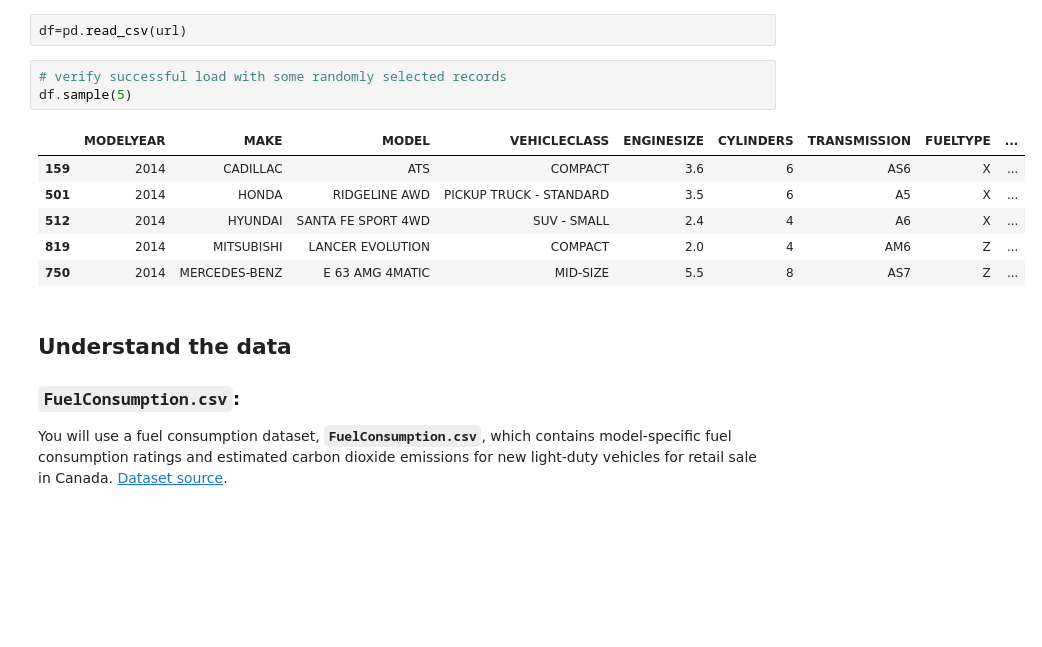
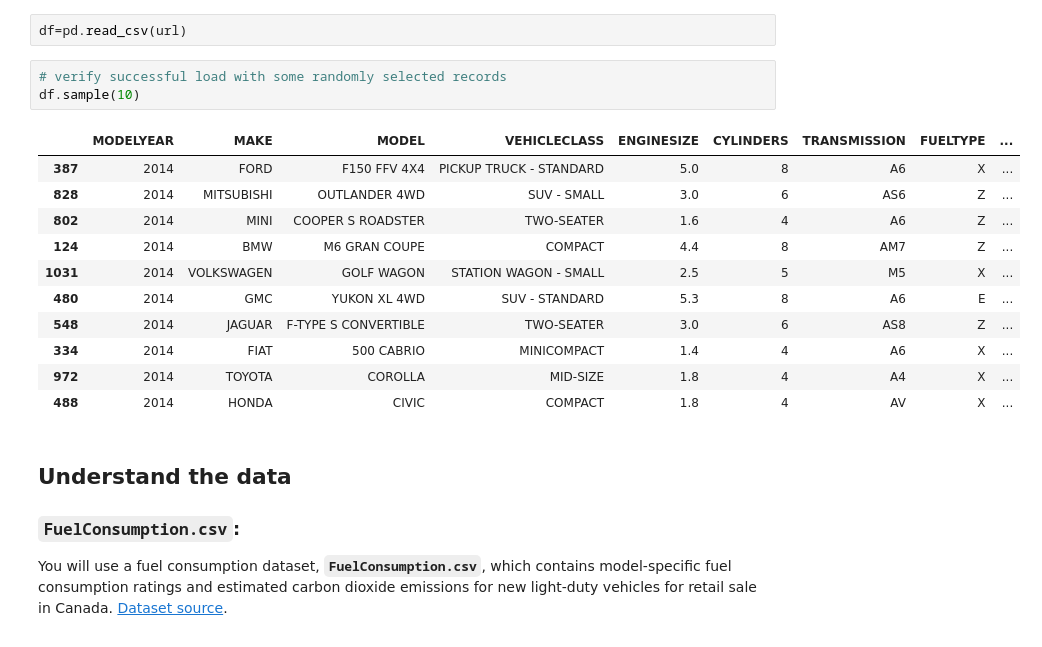
Before and after one commit to hamzeh-khanpour/Python_SQL_Machine_Learning, a Jupyter notebook: Machine Learning with Python/Examples/Simple-Linear-Regression.ipynb, the cells around one changed output. Drawn from its saved outputs; the diff is of its cells as text; blank space fills up the shorter version.

```diff
--- a/Machine Learning with Python/Examples/Simple-Linear-Regression.ipynb
+++ b/Machine Learning with Python/Examples/Simple-Linear-Regression.ipynb
@@ -66,14 +66,19 @@ url= "https://cf-courses-data.s3.us.cloud-object-storage.appdomain.cloud/IBMDeve
 df=pd.read_csv(url)
 # %%
 # verify successful load with some randomly selected records
-df.sample(5)
+df.sample(10)
 # %% [output]
 |  | MODELYEAR | MAKE | MODEL | VEHICLECLASS | ENGINESIZE | CYLINDERS | TRANSMISSION | FUELTYPE | ... |
-| 159 | 2014 | CADILLAC | ATS | COMPACT | 3.6 | 6 | AS6 | X | ... |
-| 501 | 2014 | HONDA | RIDGELINE AWD | PICKUP TRUCK - STANDARD | 3.5 | 6 | A5 | X | ... |
-| 512 | 2014 | HYUNDAI | SANTA FE SPORT 4WD | SUV - SMALL | 2.4 | 4 | A6 | X | ... |
-| 819 | 2014 | MITSUBISHI | LANCER EVOLUTION | COMPACT | 2.0 | 4 | AM6 | Z | ... |
-| 750 | 2014 | MERCEDES-BENZ | E 63 AMG 4MATIC | MID-SIZE | 5.5 | 8 | AS7 | Z | ... |
+| 387 | 2014 | FORD | F150 FFV 4X4 | PICKUP TRUCK - STANDARD | 5.0 | 8 | A6 | X | ... |
+| 828 | 2014 | MITSUBISHI | OUTLANDER 4WD | SUV - SMALL | 3.0 | 6 | AS6 | Z | ... |
+| 802 | 2014 | MINI | COOPER S ROADSTER | TWO-SEATER | 1.6 | 4 | A6 | Z | ... |
+| 124 | 2014 | BMW | M6 GRAN COUPE | COMPACT | 4.4 | 8 | AM7 | Z | ... |
+| 1031 | 2014 | VOLKSWAGEN | GOLF WAGON | STATION WAGON - SMALL | 2.5 | 5 | M5 | X | ... |
+| 480 | 2014 | GMC | YUKON XL 4WD | SUV - STANDARD | 5.3 | 8 | A6 | E | ... |
+| 548 | 2014 | JAGUAR | F-TYPE S CONVERTIBLE | TWO-SEATER | 3.0 | 6 | AS8 | Z | ... |
+| 334 | 2014 | FIAT | 500 CABRIO | MINICOMPACT | 1.4 | 4 | A6 | X | ... |
+| 972 | 2014 | TOYOTA | COROLLA | MID-SIZE | 1.8 | 4 | A4 | X | ... |
+| 488 | 2014 | HONDA | CIVIC | COMPACT | 1.8 | 4 | AV | X | ... |
 # %% [markdown]
 
 ## Understand the data
```
Also changed, not shown: parts of 14 cells of this notebook.
